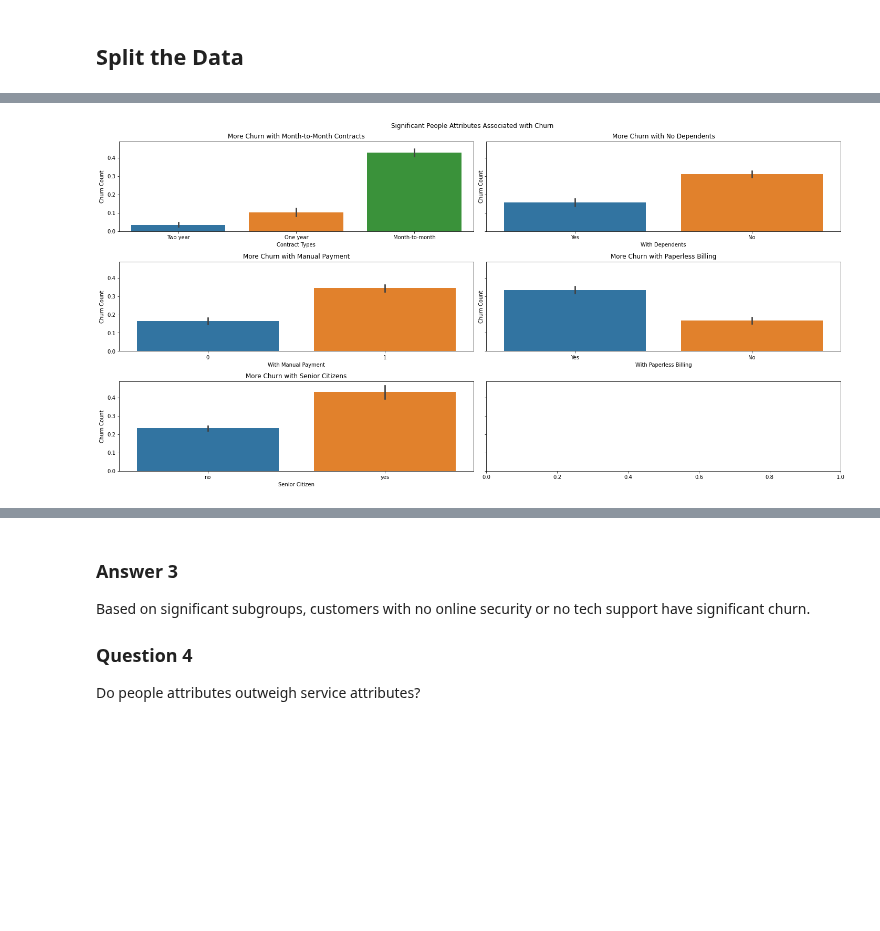
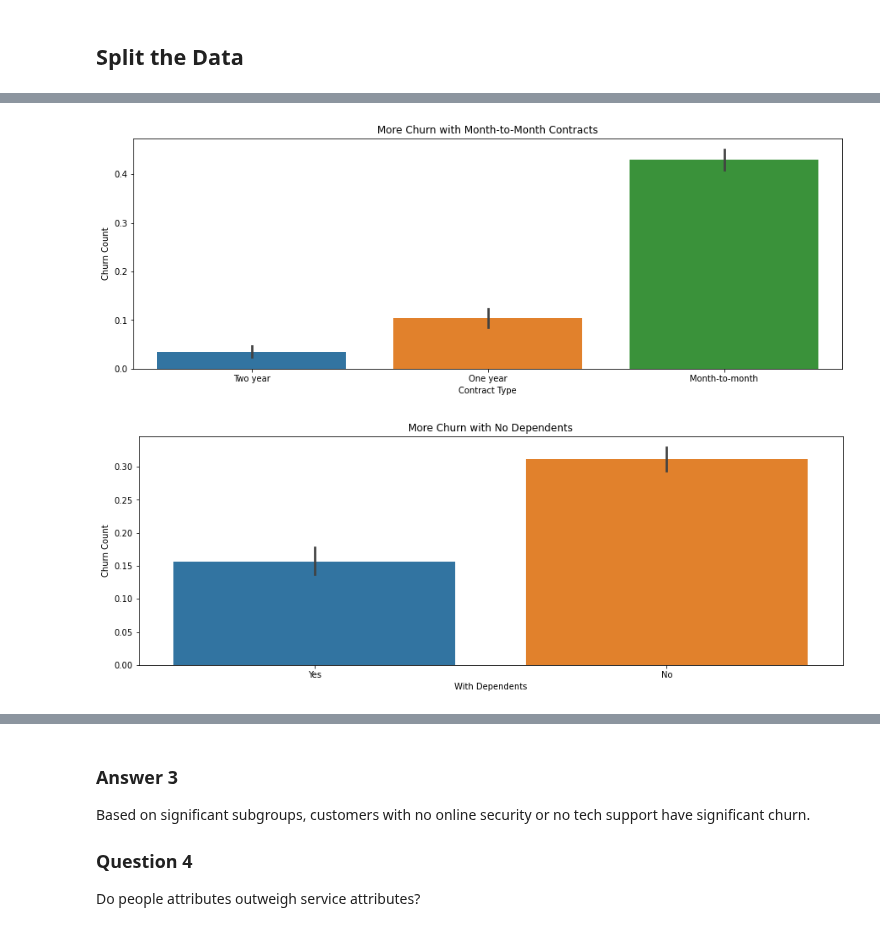
Before and after one commit to kanieladenis/telco_classification_project, a Jupyter notebook: telco_classification_final_report.ipynb, the cells around one changed output, grey strips where cells are left out. Saved outputs shown, nothing was run; the diff lists cells and outputs as text; code cells hidden in the pictures; blank space fills up the shorter version.

```diff
--- a/telco_classification_final_report.ipynb
+++ b/telco_classification_final_report.ipynb
@@ -252,42 +175,20 @@ What are significant people attributes associated with churn?
-# %%
-fig, axes = plt.subplots(3, 2, figsize=(20,10), sharey=True)
-fig.suptitle('Significant People Attributes Associated with Churn')
-
-
-# Graph: Churn for Customers with Month-to-Month Contracts
-sns.barplot(ax=axes[0,0], data=train, y='churn_yes', x='contract_type')
-axes[0,0].set_title('More Churn with Month-to-Month Contracts')
-axes[0,0].set_xlabel('Contract Types', size=10)
-axes[0,0].set_ylabel('Churn Count', size=10)
-
-
-# Graph: Churn for customers with No Dependents
-sns.barplot(ax=axes[0,1], data=train, y='churn_yes', x='dependents')
-axes[0,1].set_title('More Churn with No Dependents')
-axes[0,1].set_xlabel('With Dependents', size=10)
-axes[0,1].set_ylabel('Churn Count', size=10)
-
-
-# Graph: Churn for Customer with Manual Payment Type
-sns.barplot(ax=axes[1,0], data=train, y='churn_yes', x='payment_manual')
-axes[1,0].set_title('More Churn with Manual Payment')
-axes[1,0].set_xlabel('With Manual Payment', size=10)
-axes[1,0].set_ylabel('Churn Count', size=10)
-
-
-# Graph: Churn for Customers with paperless billing
-sns.barplot(ax=axes[1,1], data=train, y='churn_yes', x='paperless_billing')
-axes[1,1].set_title('More Churn with Paperless Billing')
-axes[1,1].set_xlabel('With Paperless Billing', size=10)
-axes[1,1].set_ylabel('Churn Count', size=10)
-
-# Graph: Churn for Customers that are Senior Citizen
-sns.barplot(ax=axes[2,0], data=train, y='churn_yes', x='senior_citizen')
-axes[2,0].set_title('More Churn with Senior Citizens')
-axes[2,0].set_xlabel('Senior Citizen', size=10)
-axes[2,0].set_ylabel('Churn Count', size=10)
-
-plt.tight_layout()
-plt.show()
-# %% [output]
-[figure, removed]
+# %%
+# Graph: Churn for Customers with Month-to-Month Contracts
+plt.figure(figsize=(15,5))
+sns.barplot(data=train, x=train.contract_type, y=train.churn_yes)
+plt.title('More Churn with Month-to-Month Contracts')
+plt.xlabel('Contract Type')
+plt.ylabel('Churn Count')
+plt.show()
+# %% [output]
+[figure, added]
+# %%
+# Graph: Churn for customers with No Dependents
+plt.figure(figsize=(15,5))
+sns.barplot(data=train, x=train.dependents, y=train.churn_yes)
+plt.title('More Churn with No Dependents')
+plt.xlabel('With Dependents')
+plt.ylabel('Churn Count')
+plt.show()
+# %% [output]
+[figure, added]
```
Also changed, not shown: parts of 43 cells of this notebook.
